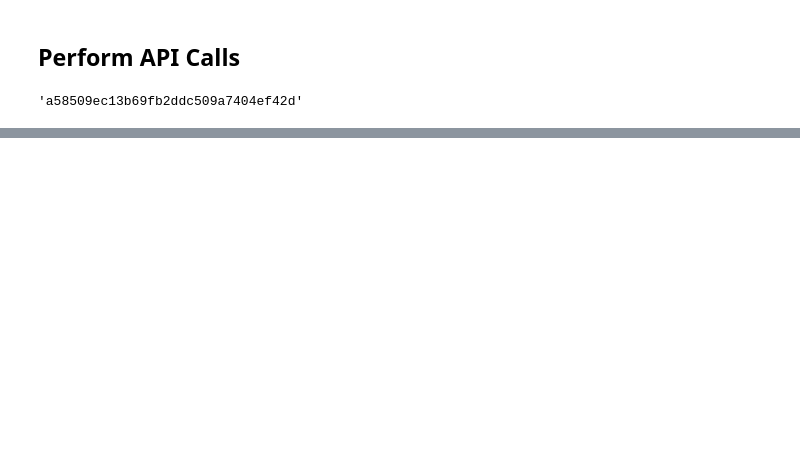
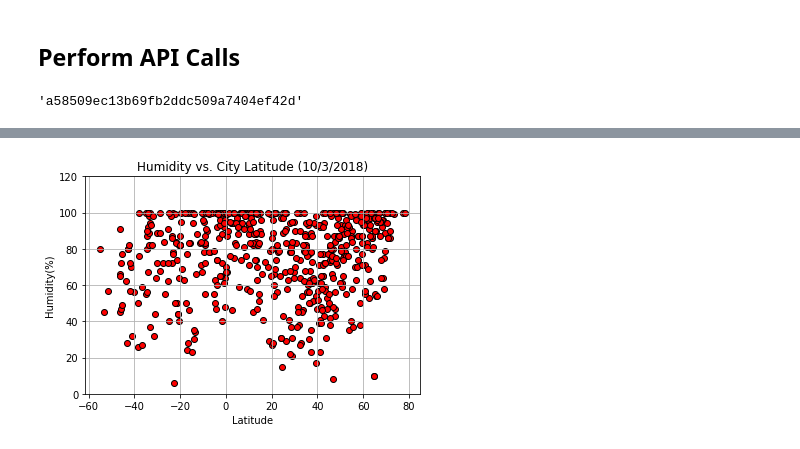
Before and after one commit to matthewcoleka/python-challenge, a Jupyter notebook: 06-Python-APIs/Instructions/starter_code/WeatherPy.ipynb, the cells around one changed output, grey strips where cells are left out. Cells and saved outputs as stored; diff of their text form; code cells hidden in the pictures; blank space fills up the shorter version.

```diff
--- a/06-Python-APIs/Instructions/starter_code/WeatherPy.ipynb
+++ b/06-Python-APIs/Instructions/starter_code/WeatherPy.ipynb
@@ -142,0 +140,11 @@ Text(0.5,1,'Temperature (F) vs. Latitude')
+# %%
+# Humidity (%) vs. Latitude
+plt.scatter(weather_df['Latitude'], weather_df["Humidity"], marker='o', facecolors = 'red', edgecolors = 'black')
+plt.title('Humidity vs. City Latitude (10/3/2018)')
+plt.xlabel('Latitude')
+plt.ylabel('Humidity(%)')
+plt.ylim(0,120)
+plt.grid()
+plt.savefig('humidity_lat')
+# %% [output]
+[figure, added]
```
Also changed, not shown: parts of 10 cells of this notebook, 4 other files.
